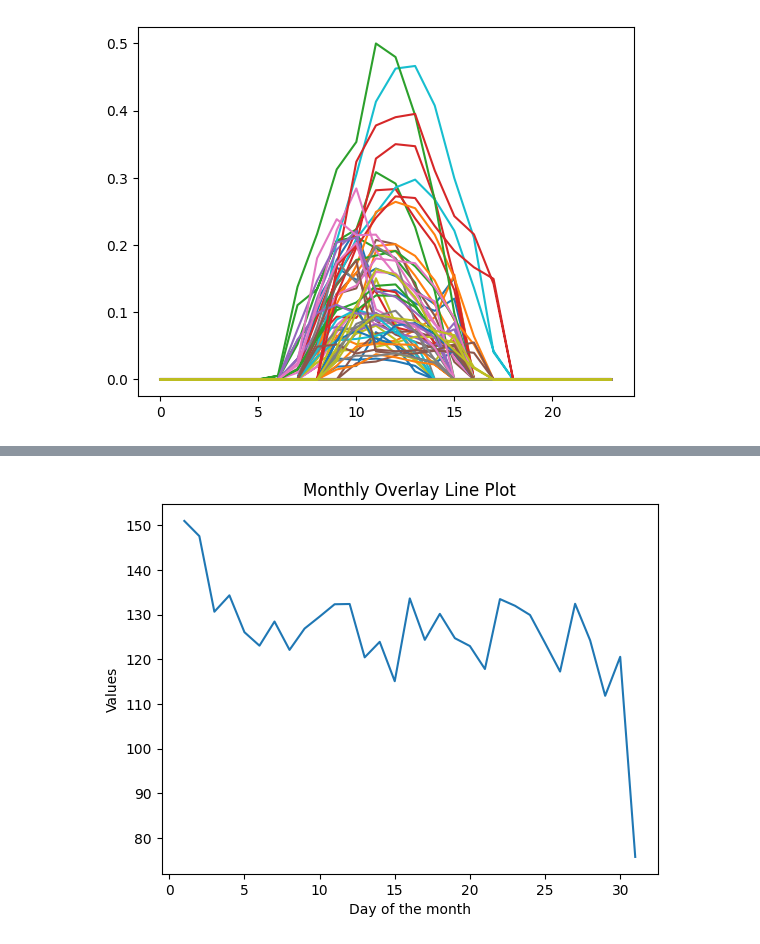
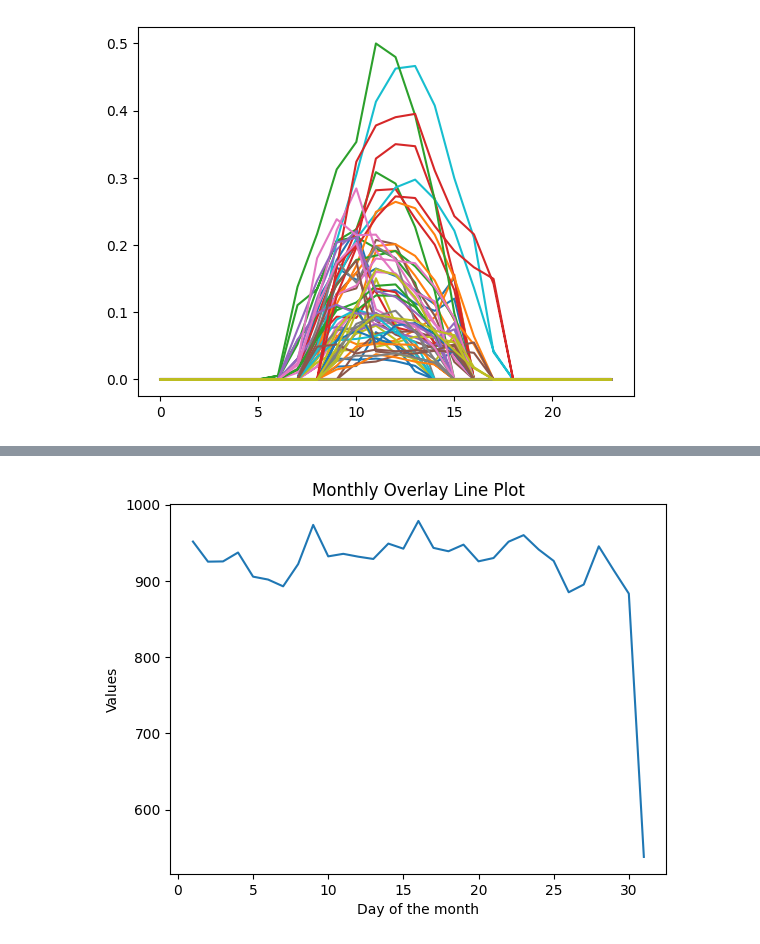
Before and after one commit to tobylerone/wind-production-forecast, a Jupyter notebook: eda.ipynb, the cells around one changed output, grey strips where cells are left out. Saved outputs shown, nothing was run; the diff lists cells and outputs as text; code cells hidden in the pictures.

```diff
--- a/eda.ipynb
+++ b/eda.ipynb
@@ -73,6 +90,7 @@ plt.plot(df_first_day_countries.index, df_first_day_countries)
 # To start with I'll create a simple local model to forecast only the hour-ahead wind energy potential values for Belgium
 
 # Get the last four years of data for belgium
-df_be_last_four_years = df_country.loc[df_country['Year'].isin((2012, 2013, 2014, 2015)), 'BE']
+n = 30
+df_be_last_n_years = df_country.loc[df_country['Year'].isin(range(2015-n, 2015)), 'BE']
 # %%
 # Plotting the daily data over the two year period suggests there is daily, monthly and annual seasonality
@@ -90,13 +108,13 @@ plt.plot(df_weekly_totals.index, df_weekly_totals)
 # %%
 # Let't plot the daily values for each month overlayed to get a clearer picture of monthly seasonality
-df_be_last_four_years_daily_tot = df_be_last_four_years.groupby(df_be_last_four_years.index.day).sum()
-plt.plot(df_be_last_four_years_daily_tot.index, df_be_last_four_years_daily_tot)
+df_be_last_n_years_daily_tot = df_be_last_n_years.groupby(df_be_last_n_years.index.day).sum()
+plt.plot(df_be_last_n_years_daily_tot.index, df_be_last_n_years_daily_tot)
 plt.xlabel('Day of the month')
 plt.ylabel('Values')
 plt.title('Monthly Overlay Line Plot')
 plt.show()
 # %% [output]
-[figure, old version]
+[figure, new version]
 # %%
 # It appears as though the monthly seasonality is less pronounced,
 # with the drop on day 31 likely due to the shorter months causing the total to drop
```
Also changed, not shown: parts of 16 cells of this notebook.
